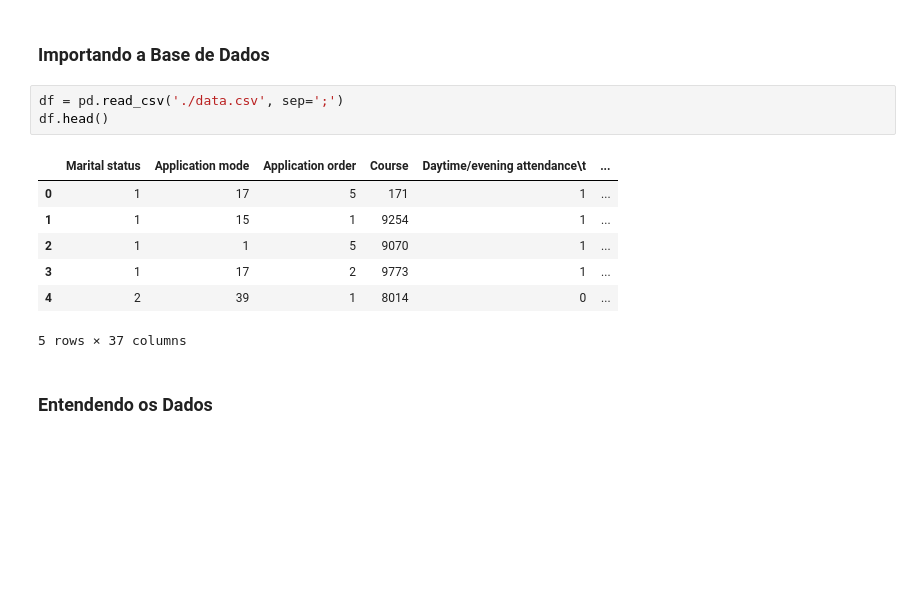
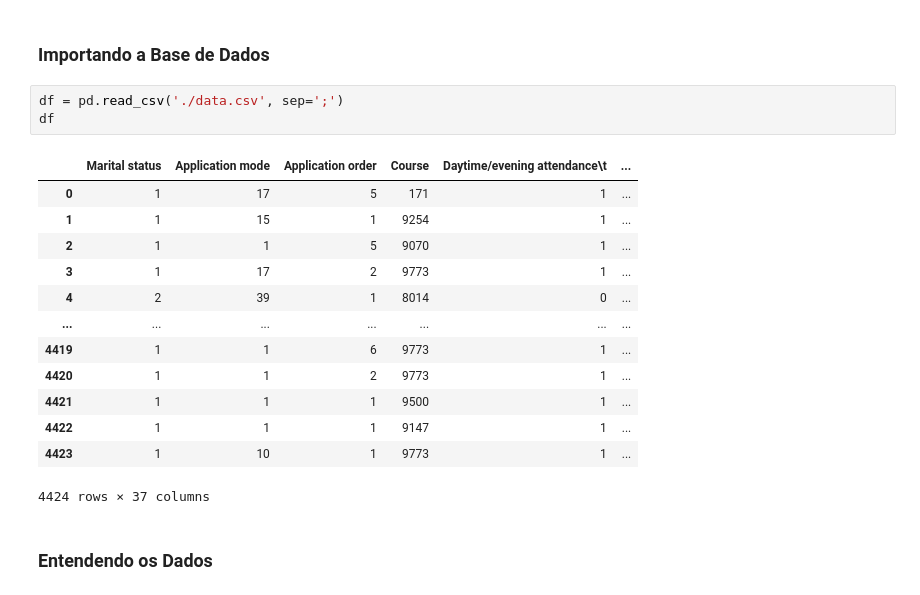
Before and after one commit to Joao-Inacio/Labs, a Jupyter notebook: Evasao_Escolar/1.0/eves.ipynb, the cells around one changed output. Saved outputs shown, nothing was run; the diff lists cells and outputs as text; blank space fills up the shorter version.

```diff
--- a/Evasao_Escolar/1.0/eves.ipynb
+++ b/Evasao_Escolar/1.0/eves.ipynb
@@ -21,15 +21,21 @@ import seaborn as sns
 ### Importando a Base de Dados
 # %%
 df = pd.read_csv('./data.csv', sep=';')
-df.head()
+df
 # %% [output]
 |  | Marital status | Application mode | Application order | Course | Daytime/evening attendance\t | ... |
 | 0 | 1 | 17 | 5 | 171 | 1 | ... |
 | 1 | 1 | 15 | 1 | 9254 | 1 | ... |
 | 2 | 1 | 1 | 5 | 9070 | 1 | ... |
 | 3 | 1 | 17 | 2 | 9773 | 1 | ... |
 | 4 | 2 | 39 | 1 | 8014 | 0 | ... |
+| ... | ... | ... | ... | ... | ... | ... |
+| 4419 | 1 | 1 | 6 | 9773 | 1 | ... |
+| 4420 | 1 | 1 | 2 | 9773 | 1 | ... |
+| 4421 | 1 | 1 | 1 | 9500 | 1 | ... |
+| 4422 | 1 | 1 | 1 | 9147 | 1 | ... |
+| 4423 | 1 | 10 | 1 | 9773 | 1 | ... |
-5 rows × 37 columns
+4424 rows × 37 columns
 # %% [markdown]
 ### Entendendo os Dados
 # %%
```
Also changed, not shown: parts of 7 cells of this notebook.
